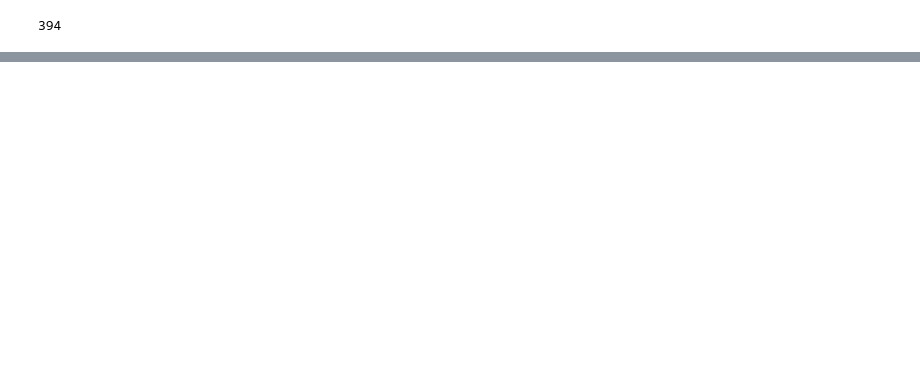
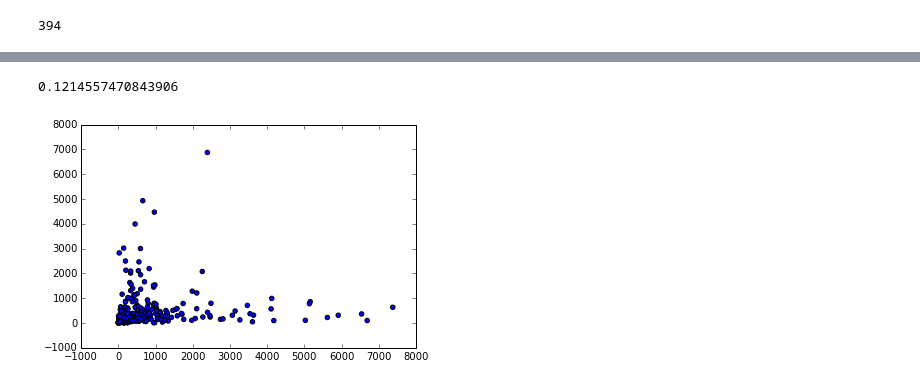
Before and after one commit to dzarrr/Tugas_1_TBD, a Jupyter notebook: TBD_2.ipynb, the cells around one changed output, grey strips where cells are left out. Saved outputs shown, nothing was run; the diff lists cells and outputs as text; code cells hidden in the pictures; blank space fills up the shorter version.

```diff
--- a/TBD_2.ipynb
+++ b/TBD_2.ipynb
@@ -84,0 +134,7 @@ df['posts'] = posts
+# %%
+print df['followers'].corr(df["following"])
+plt.scatter(df['followers'], df['following'])
+plt.show()
+# %% [output]
+0.1214557470843906
+[figure, added]
```
Also changed, not shown: parts of 9 cells of this notebook.
